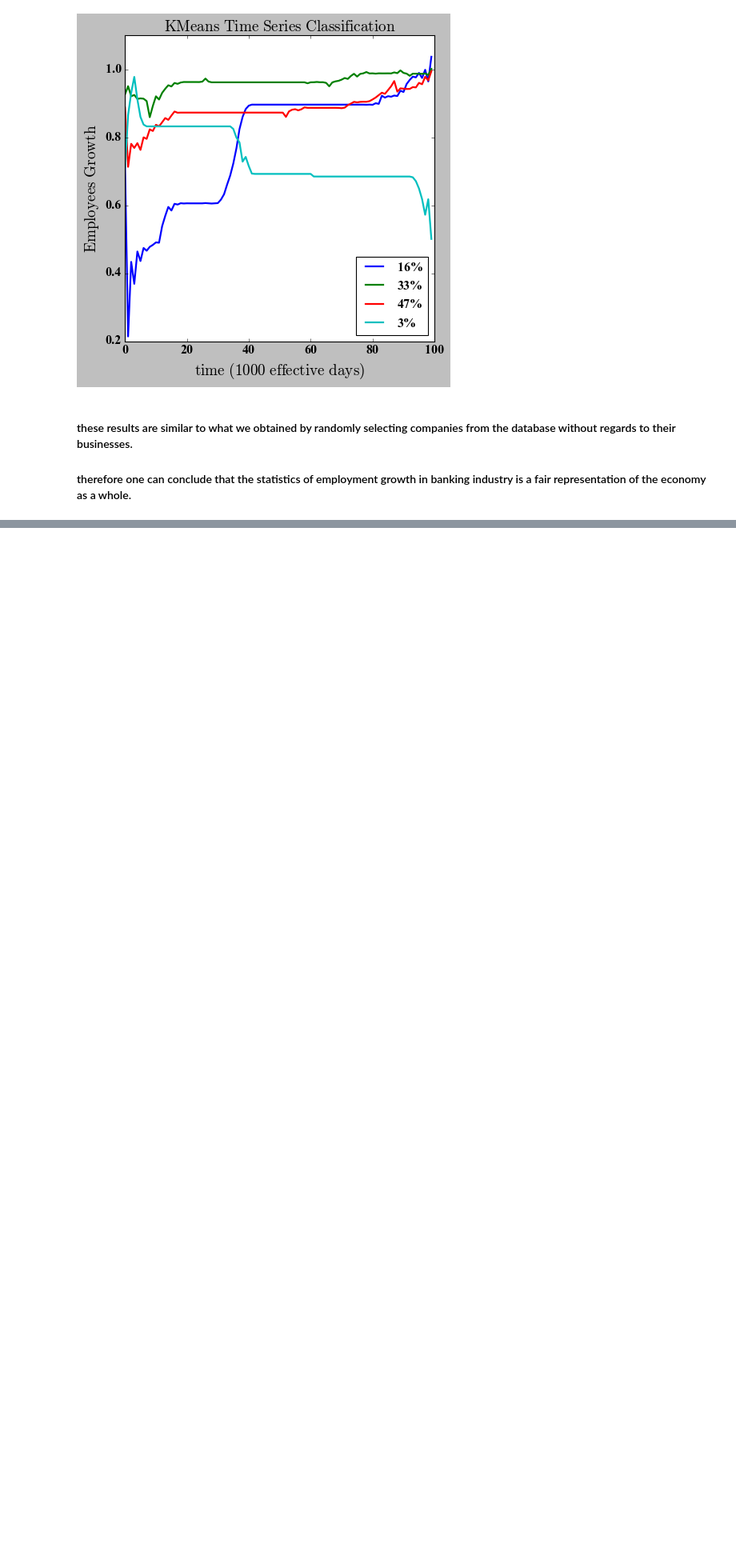
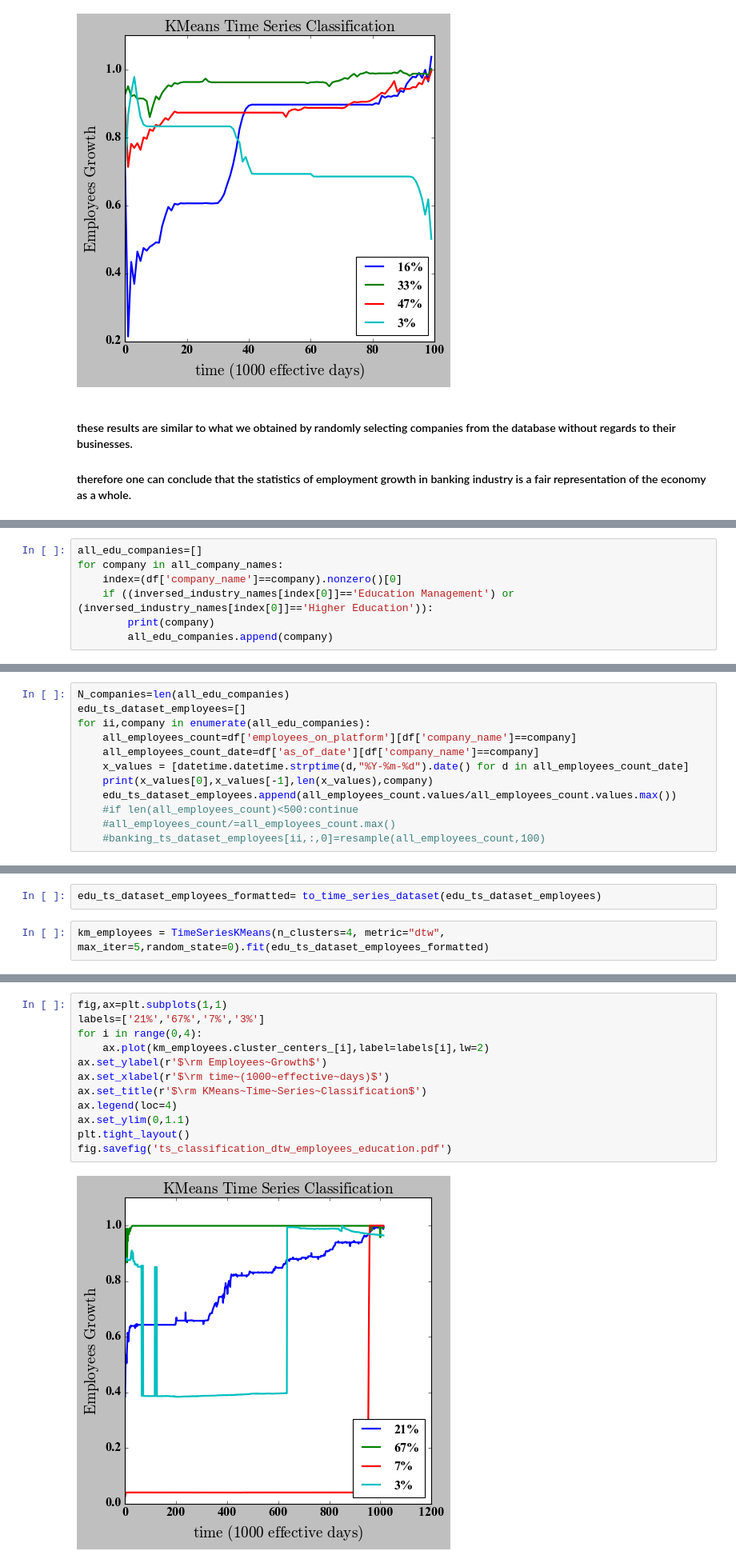
Before and after one commit to mtsafarzadeh/Time_Series_Classification, a Jupyter notebook: linkedin.ipynb, the cells around one changed output, grey strips where cells are left out. Shown at 80% size. Drawn from its saved outputs; the diff is of its cells as text; blank space fills up the shorter version.

```diff
--- a/linkedin.ipynb
+++ b/linkedin.ipynb
@@ -486,0 +494,7 @@ fig.savefig('ts_classification_dtw_employees_banking.pdf')
+# %%
+all_edu_companies=[]
+for company in all_company_names:
+    index=(df['company_name']==company).nonzero()[0]
+    if ((inversed_industry_names[index[0]]=='Education Management') or (inversed_industry_names[index[0]]=='Higher Education')):
+        print(company)
+        all_edu_companies.append(company)
@@ -486,0 +519,12 @@ fig.savefig('ts_classification_dtw_employees_banking.pdf')
+# %%
+N_companies=len(all_edu_companies)
+edu_ts_dataset_employees=[]
+for ii,company in enumerate(all_edu_companies):
+    all_employees_count=df['employees_on_platform'][df['company_name']==company]
+    all_employees_count_date=df['as_of_date'][df['company_name']==company]
+    x_values = [datetime.datetime.strptime(d,"%Y-%m-%d").date() for d in all_employees_count_date]
+    print(x_values[0],x_values[-1],len(x_values),company)
+    edu_ts_dataset_employees.append(all_employees_count.values/all_employees_count.values.max())
+    #if len(all_employees_count)<500:continue
+    #all_employees_count/=all_employees_count.max()
+    #banking_ts_dataset_employees[ii,:,0]=resample(all_employees_count,100)
@@ -486,0 +551,4 @@ fig.savefig('ts_classification_dtw_employees_banking.pdf')
+# %%
+edu_ts_dataset_employees_formatted= to_time_series_dataset(edu_ts_dataset_employees)
+# %%
+km_employees = TimeSeriesKMeans(n_clusters=4, metric="dtw", max_iter=5,random_state=0).fit(edu_ts_dataset_employees_formatted)
@@ -486,0 +568,14 @@ fig.savefig('ts_classification_dtw_employees_banking.pdf')
+# %%
+fig,ax=plt.subplots(1,1)
+labels=['21%','67%','7%','3%']
+for i in range(0,4):
+    ax.plot(km_employees.cluster_centers_[i],label=labels[i],lw=2)
+ax.set_ylabel(r'$\rm Employees~Growth$')
+ax.set_xlabel(r'$\rm time~(1000~effective~days)$')
+ax.set_title(r'$\rm KMeans~Time~Series~Classification$')
+ax.legend(loc=4)
+ax.set_ylim(0,1.1)
+plt.tight_layout()
+fig.savefig('ts_classification_dtw_employees_education.pdf')
+# %% [output]
+[figure, added]
```
Also changed, not shown: parts of 20 cells of this notebook.
